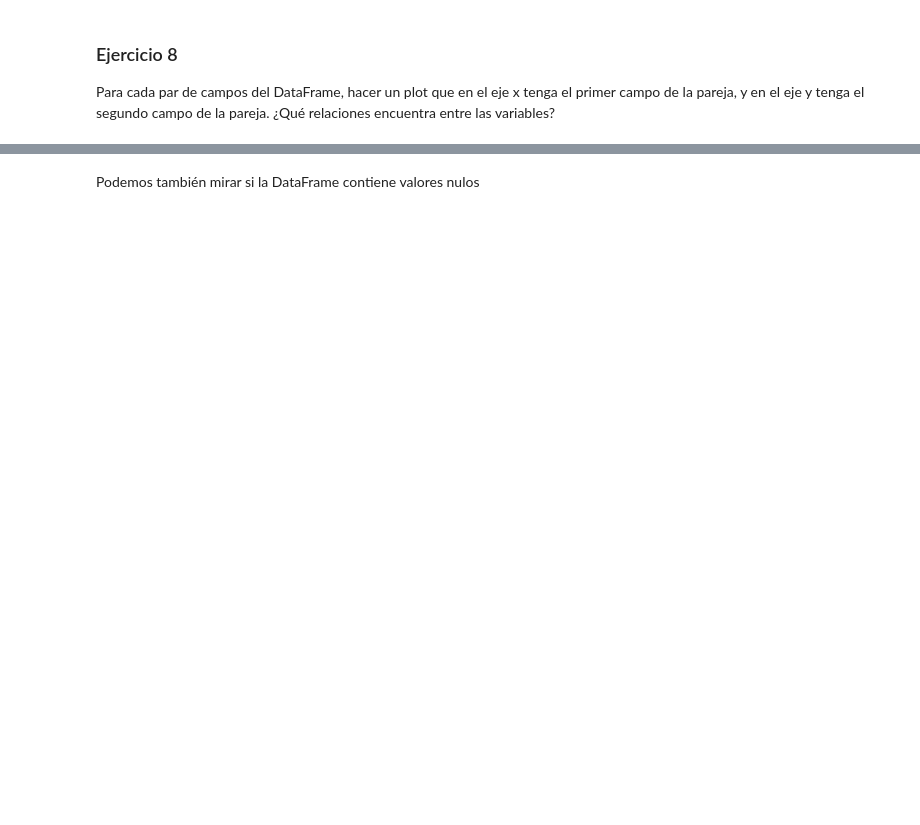
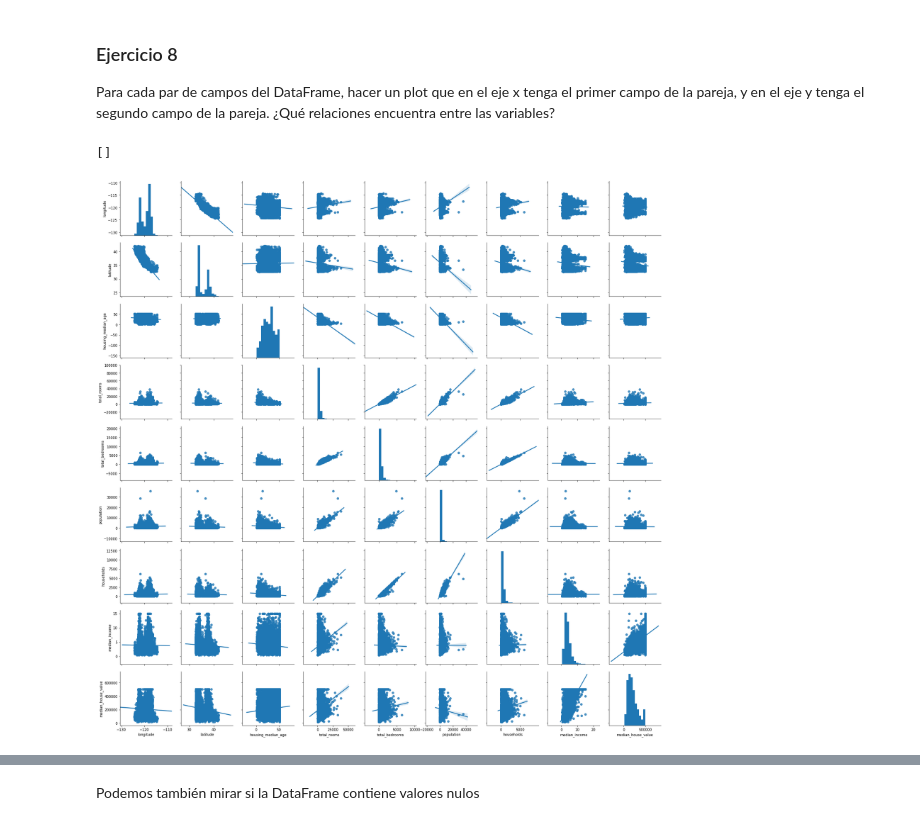
Before and after one commit to VolodyaCO/e-Marketing_Konrad2019, a Jupyter notebook: 1_Introducción_a_Python_y_Pandas.ipynb, the cells around one changed output, grey strips where cells are left out. Cells and saved outputs as stored; diff of their text form; code cells hidden in the pictures; blank space fills up the shorter version.

```diff
--- a/1_Introducción_a_Python_y_Pandas.ipynb
+++ b/1_Introducción_a_Python_y_Pandas.ipynb
@@ -525,0 +652,6 @@ Para cada par de campos del DataFrame, hacer un plot que en el eje x tenga el pr
+# %%
+sns.pairplot(df, kind="reg")
+plt.plot()
+# %% [output]
+[]
+[figure, added]
```
Also changed, not shown: parts of 58 cells of this notebook.
